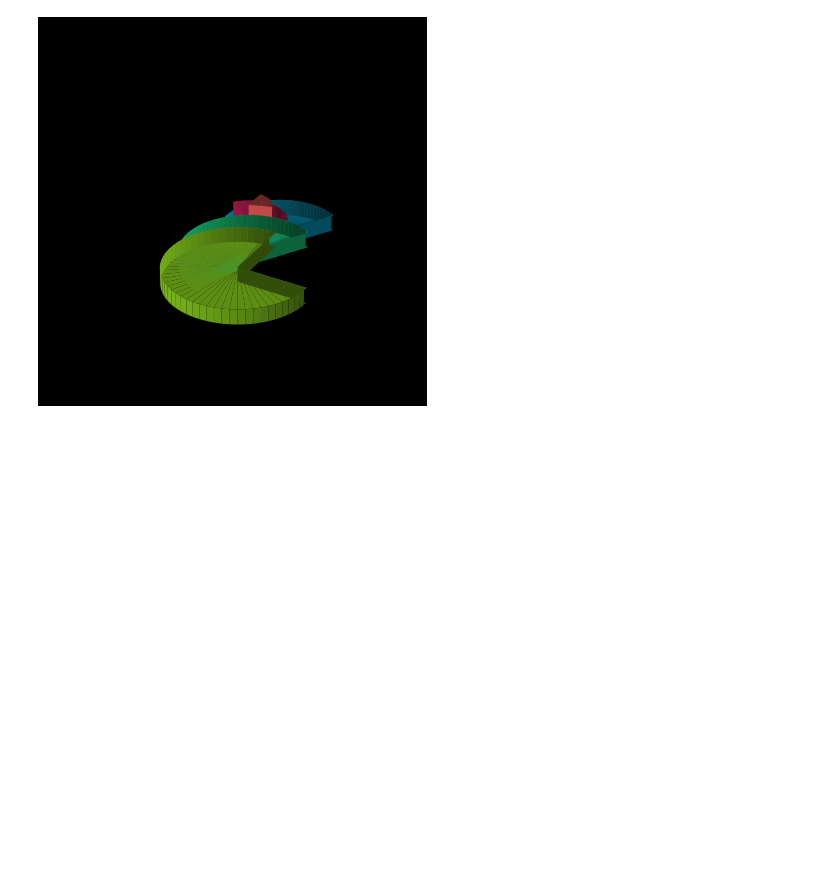
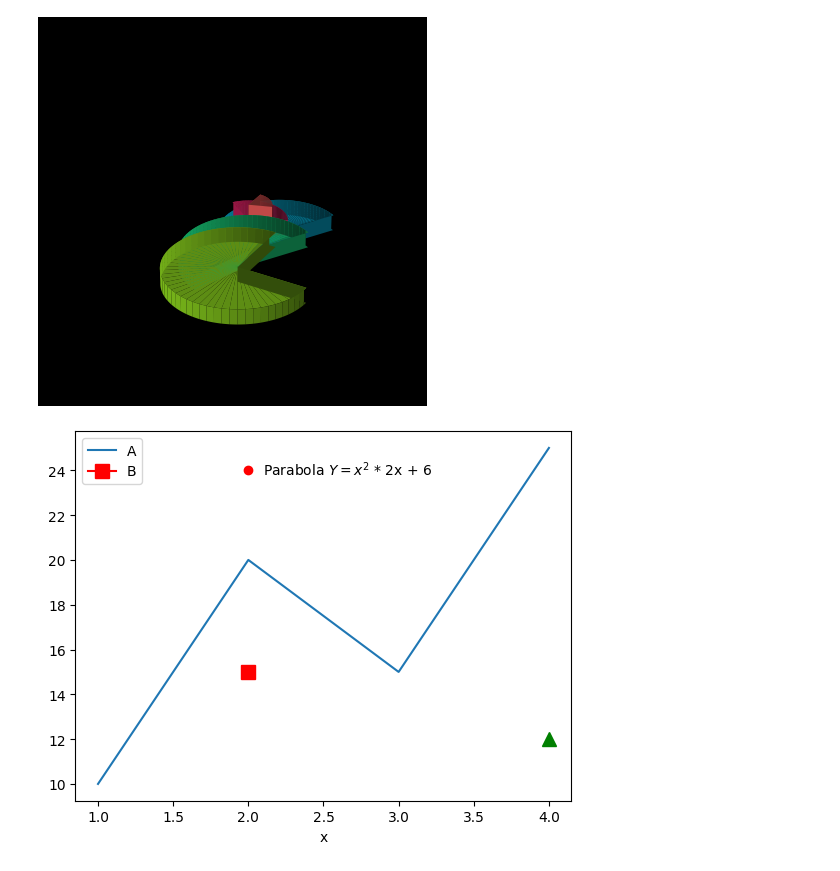
Before and after one commit to fischettijw/Abigail_ScienceFair_2024-25_082224, a Jupyter notebook: sandbox/AM - PM.ipynb, the cells around one changed output. Drawn from its saved outputs; the diff is of its cells as text; code cells hidden in the pictures; blank space fills up the shorter version.

```diff
--- a/sandbox/AM - PM.ipynb
+++ b/sandbox/AM - PM.ipynb
@@ -370,3 +372,28 @@ ax.set_axis_off()
 plt.show()
 # %% [output]
 [figure]
+# %%
+import pandas as pd
+import matplotlib.pyplot as plt
+
+# Sample DataFrame
+df = pd.DataFrame({'x': [1, 2, 3, 4], 'y': [10, 20, 15, 25]})
+
+# Create the plot
+ax = df.plot(x='x', y='y', legend=False)
+
+# Add a marker at (2, 20) with text
+ax.plot(2, 15, marker='s', color='red', markersize=10)  # Square marker at (2, 15)
+plt.plot(2, 24, 'ro')  # 'ro' for red circle marker
+
+ax.plot(4, 12, marker='^', color='green', markersize=10) # Triangle marker at (4, 12)
+plt.text(2.1, 23.8, 'Parabola $Y = x^2$ * 2x + 6', fontsize = 10)
+
+plt.legend(['A', 'B'])
+
+plt.show()
+
+# https://matplotlib.org/stable/api/markers_api.html           MARKERS
+# https://matplotlib.org/stable/gallery/lines_bars_and_markers/scatter_star_poly.html       MARKER EXAMPLES
+# %% [output]
+[figure, added]
```
Also changed, not shown: parts of 3 cells of this notebook, 4 other files.
